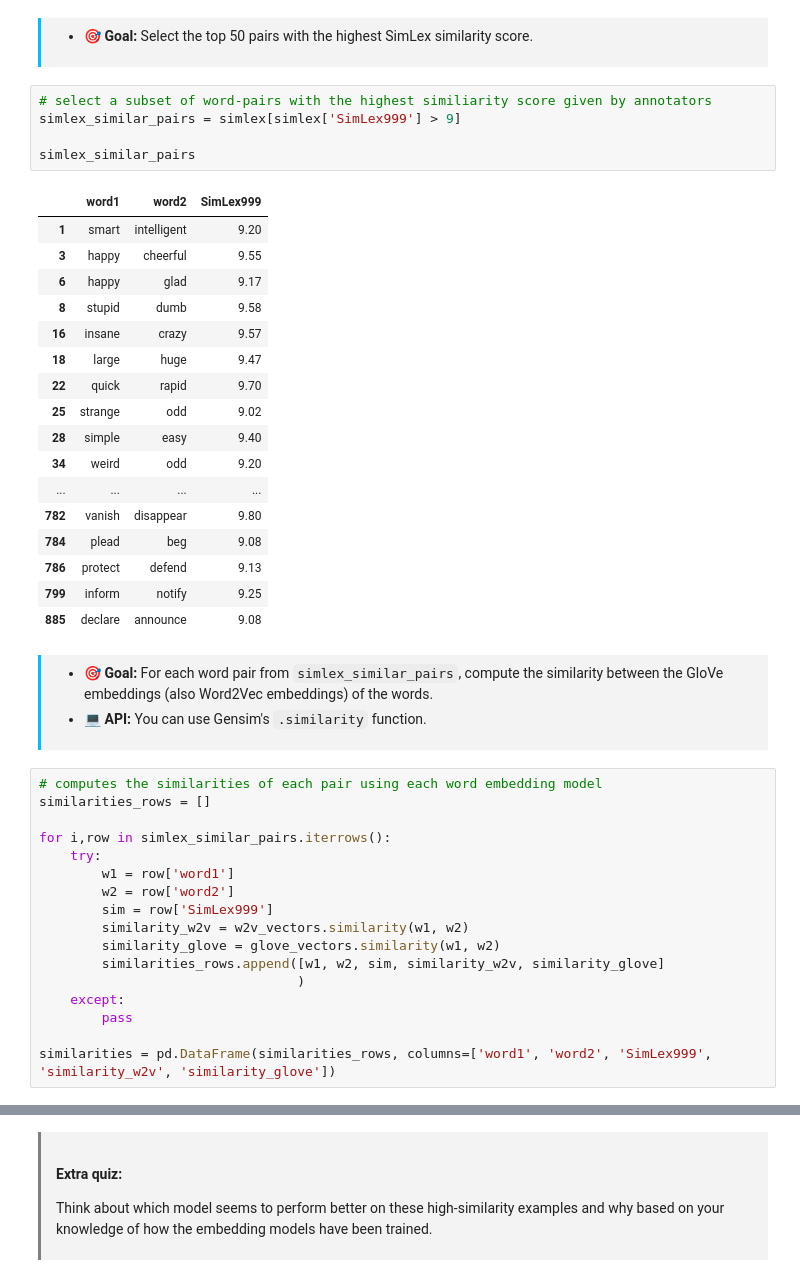
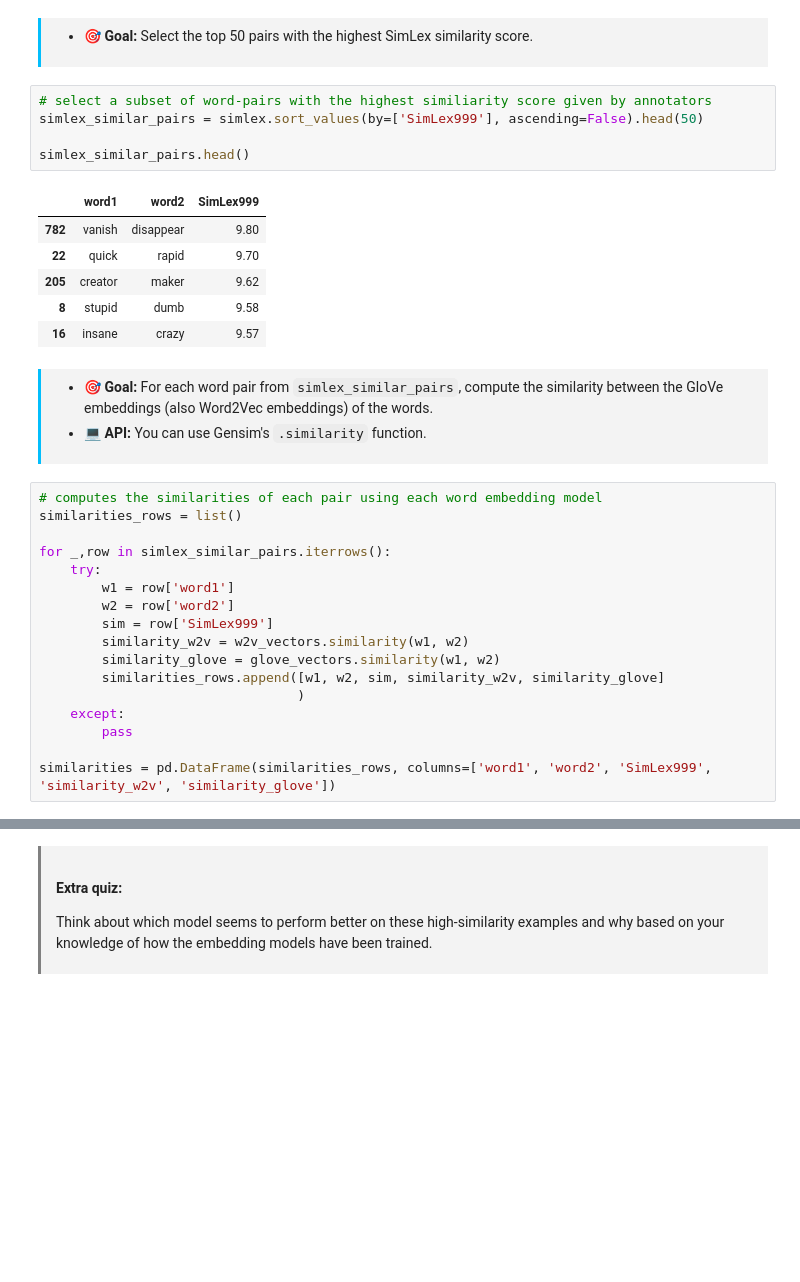
Before and after one commit to nino-gerb/cs-552-modern-nlp, a Jupyter notebook: Exercises/Week 1 - Word Embeddings/Week-1.ipynb, the cells around one changed output, grey strips where cells are left out. Drawn from its saved outputs; the diff is of its cells as text; blank space fills up the shorter version.

```diff
--- a/Exercises/Week 1 - Word Embeddings/Week-1.ipynb
+++ b/Exercises/Week 1 - Word Embeddings/Week-1.ipynb
@@ -387,27 +367,16 @@ Mean: 4.561571571571572
 </div>
 # %%
 # select a subset of word-pairs with the highest similiarity score given by annotators
-simlex_similar_pairs = simlex[simlex['SimLex999'] > 9]
+simlex_similar_pairs = simlex.sort_values(by=['SimLex999'], ascending=False).head(50)
 
-simlex_similar_pairs
+simlex_similar_pairs.head()
 # %% [output]
 |  | word1 | word2 | SimLex999 |
-| 1 | smart | intelligent | 9.20 |
-| 3 | happy | cheerful | 9.55 |
-| 6 | happy | glad | 9.17 |
+| 782 | vanish | disappear | 9.80 |
+| 22 | quick | rapid | 9.70 |
+| 205 | creator | maker | 9.62 |
 | 8 | stupid | dumb | 9.58 |
 | 16 | insane | crazy | 9.57 |
-| 18 | large | huge | 9.47 |
-| 22 | quick | rapid | 9.70 |
-| 25 | strange | odd | 9.02 |
-| 28 | simple | easy | 9.40 |
-| 34 | weird | odd | 9.20 |
-| ... | ... | ... | ... |
-| 782 | vanish | disappear | 9.80 |
-| 784 | plead | beg | 9.08 |
-| 786 | protect | defend | 9.13 |
-| 799 | inform | notify | 9.25 |
-| 885 | declare | announce | 9.08 |
 # %% [markdown]
 <div style="padding:8px 0 8px 15px;border-left:3px solid #03befc;background-color:#F3F3F3;">
 
@@ -417,9 +386,9 @@ simlex_similar_pairs
 </div>
 # %%
 # computes the similarities of each pair using each word embedding model
-similarities_rows = []
+similarities_rows = list()
 
-for i,row in simlex_similar_pairs.iterrows():
+for _,row in simlex_similar_pairs.iterrows():
     try:
         w1 = row['word1']
         w2 = row['word2']
```
Also changed, not shown: parts of 16 cells of this notebook, 3 other files.
